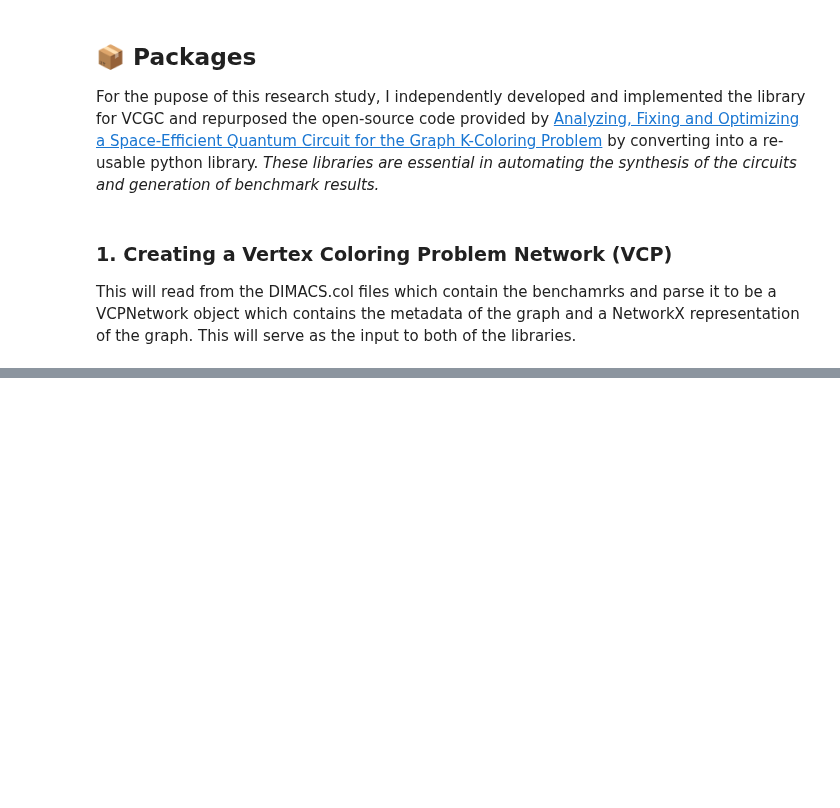
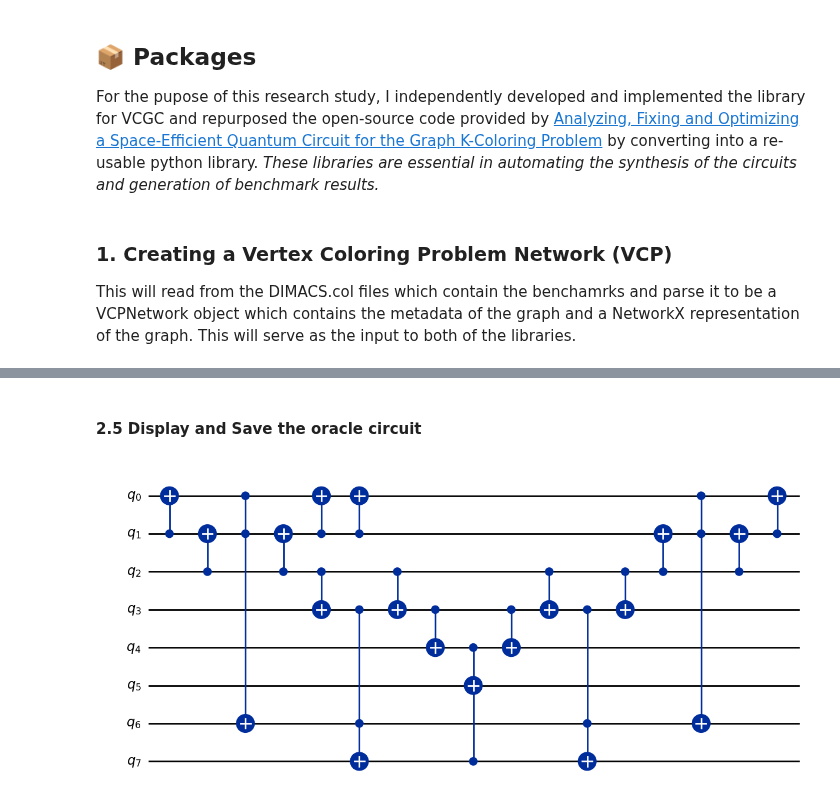
Before and after one commit to TheBarzani/vcgc, a Jupyter notebook: examples/comparing_vcgc_to_saha_belletti.ipynb, the cells around one changed output, grey strips where cells are left out. Saved outputs shown, nothing was run; the diff lists cells and outputs as text; code cells hidden in the pictures; blank space fills up the shorter version.

```diff
--- a/examples/comparing_vcgc_to_saha_belletti.ipynb
+++ b/examples/comparing_vcgc_to_saha_belletti.ipynb
@@ -23,0 +45,29 @@ network.draw_graph(name="../data/output/graph.png", node_size=500) # Draw nice g
+# %%
+from tweedledum.bool_function_compiler.bool_function import BoolFunction
+from tweedledum.classical import write_gate_dot, LogicNetwork
+from graphviz import Source
+
+# Generate tweedledum boolean function
+tweedledum_bf: BoolFunction = bf.create_multi_bit_function(network=network)
+logic_network: LogicNetwork = tweedledum_bf.logic_network()
+
+# Write to Verilog
+verilog_filename: str = out_dir + filename + ".v"
+bf.write_verilog_file(network=network, filename=verilog_filename)
+
+dot_filename: str = out_dir + filename + ".dot"
+
+# Create a file with filename if it does not exist
+with open(file=dot_filename, mode="w+") as f:
+    f.close()
+
+write_gate_dot(logic_network, dot_filename)
+
+# Read and display the dot file
+with open(dot_filename, 'r') as f:
+    dot_content = f.read()
+
+# Create and display the graph
+graph = Source(dot_content)
+# graph.view()  # This will open in external viewer
+graph  # This will display inline in Jupyter notebook
@@ -23,0 +79,4 @@ network.draw_graph(name="../data/output/graph.png", node_size=500) # Draw nice g
+# %%
+from vcgc.synthesis import Synthesizer
+
+synthesizer: Synthesizer = Synthesizer(cf=tweedledum_bf)
@@ -23,0 +85,6 @@ network.draw_graph(name="../data/output/graph.png", node_size=500) # Draw nice g
+# %%
+from qiskit import QuantumCircuit
+
+oracle_circuit_xag: QuantumCircuit = synthesizer.synthesize_with_xag()
+# To output the circuit as ASCII art:
+synthesizer.print_circuit_info()
@@ -23,0 +109,10 @@ network.draw_graph(name="../data/output/graph.png", node_size=500) # Draw nice g
+# %% [markdown]
+#### 2.5 Display and Save the oracle circuit
+# %%
+from qiskit.qasm3 import dump
+qasm_filename: str = out_dir + filename + ".qasm"
+with open(qasm_filename,"w") as f:
+        dump(circuit=synthesizer.qiskit_circuit, stream=f)
+oracle_circuit_xag.draw("mpl")
+# %% [output]
+[figure, added]
```
Also changed, not shown: parts of 9 cells of this notebook, 6 other files.
